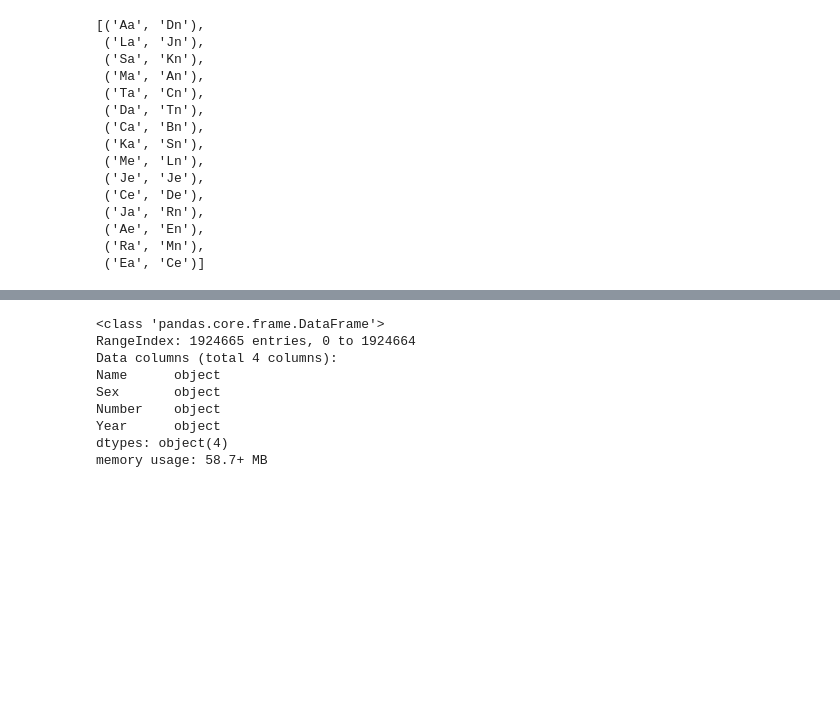
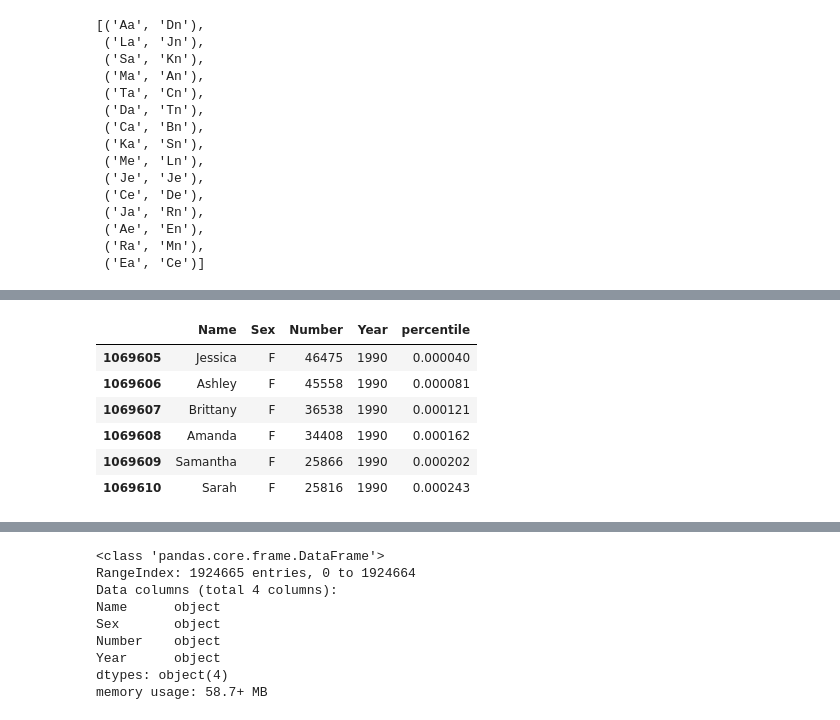
Before and after one commit to tjslezak/dignity-health-challenge, a Jupyter notebook: dh-challenge.ipynb, the cells around one changed output, grey strips where cells are left out. Cells and saved outputs as stored; diff of their text form; code cells hidden in the pictures; blank space fills up the shorter version.

```diff
--- a/dh-challenge.ipynb
+++ b/dh-challenge.ipynb
@@ -314,0 +302,10 @@ from sklearn.model_selection import train_test_split
+# %%
+df.loc[1069605:1069610]
+# %% [output]
+|  | Name | Sex | Number | Year | percentile |
+| 1069605 | Jessica | F | 46475 | 1990 | 0.000040 |
+| 1069606 | Ashley | F | 45558 | 1990 | 0.000081 |
+| 1069607 | Brittany | F | 36538 | 1990 | 0.000121 |
+| 1069608 | Amanda | F | 34408 | 1990 | 0.000162 |
+| 1069609 | Samantha | F | 25866 | 1990 | 0.000202 |
+| 1069610 | Sarah | F | 25816 | 1990 | 0.000243 |
```
Also changed, not shown: parts of 9 cells of this notebook.
